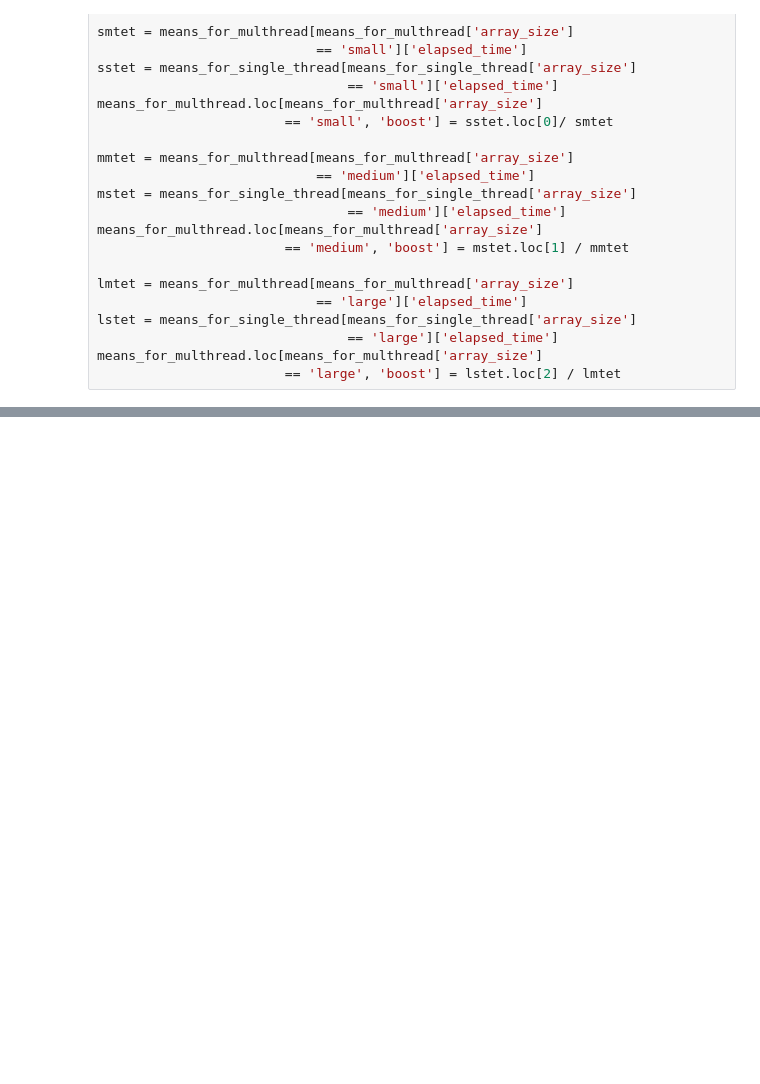
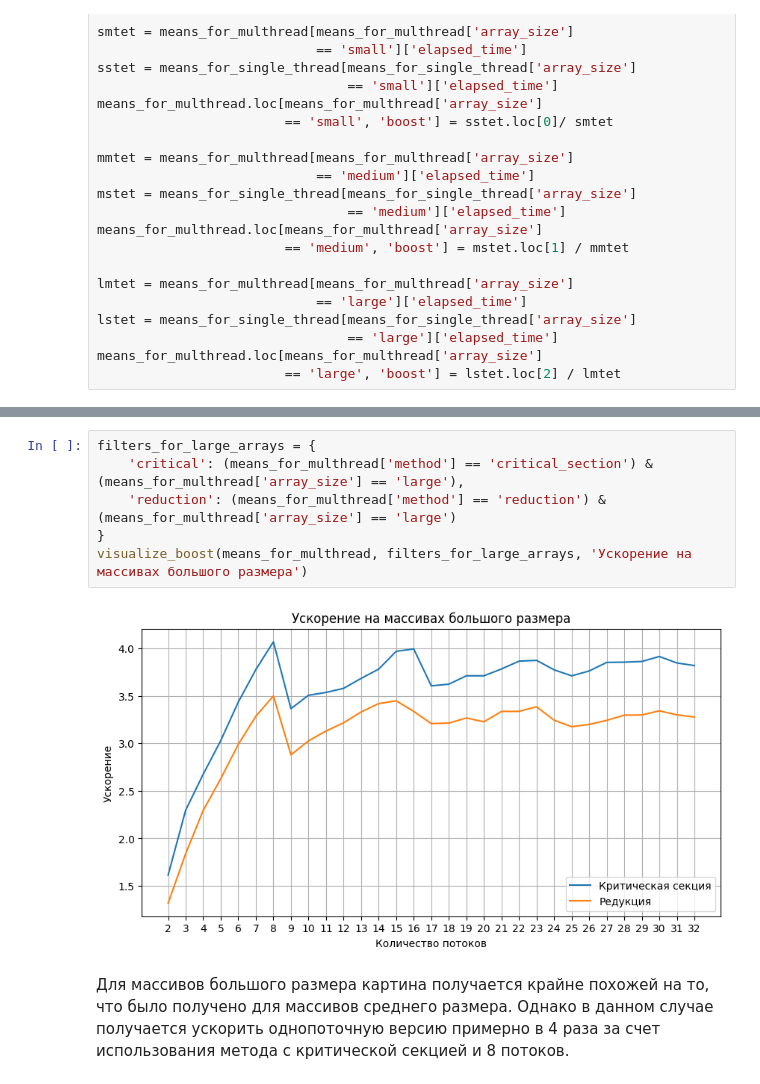
Before and after one commit to SkyWaet/openmp, a Jupyter notebook: python_scripts/vectorMinValue/vectorMinValue.ipynb, the cells around one changed output, grey strips where cells are left out. Drawn from its saved outputs; the diff is of its cells as text; blank space fills up the shorter version.

```diff
--- a/python_scripts/vectorMinValue/vectorMinValue.ipynb
+++ b/python_scripts/vectorMinValue/vectorMinValue.ipynb
@@ -206,0 +201,10 @@ boost_for_large_array_graph.grid()
+# %%
+filters_for_large_arrays = {
+    'critical': (means_for_multhread['method'] == 'critical_section') & (means_for_multhread['array_size'] == 'large'),
+    'reduction': (means_for_multhread['method'] == 'reduction') & (means_for_multhread['array_size'] == 'large')
+}
+visualize_boost(means_for_multhread, filters_for_large_arrays, 'Ускорение на массивах большого размера')
+# %% [output]
+[figure, added]
+# %% [markdown]
+Для массивов большого размера картина получается крайне похожей на то, что было получено для массивов среднего размера. Однако в данном случае получается ускорить однопоточную версию примерно в 4 раза за счет использования метода с критической секцией и 8 потоков.
```
Also changed, not shown: parts of 9 cells of this notebook, 3 other files.
